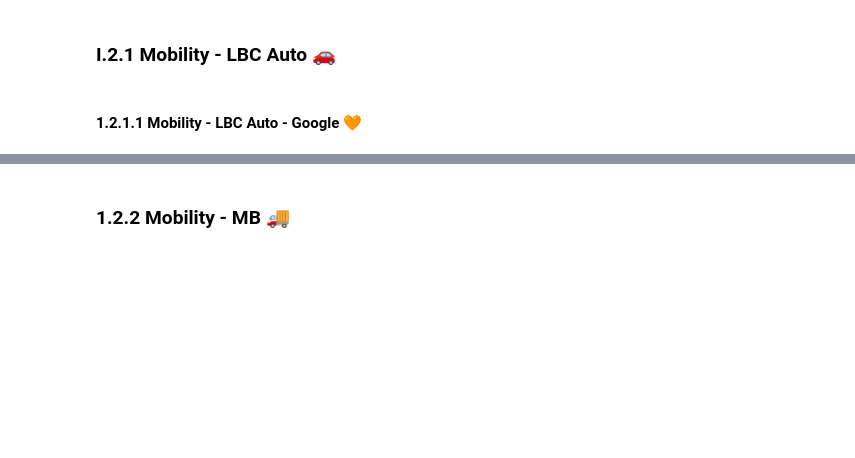
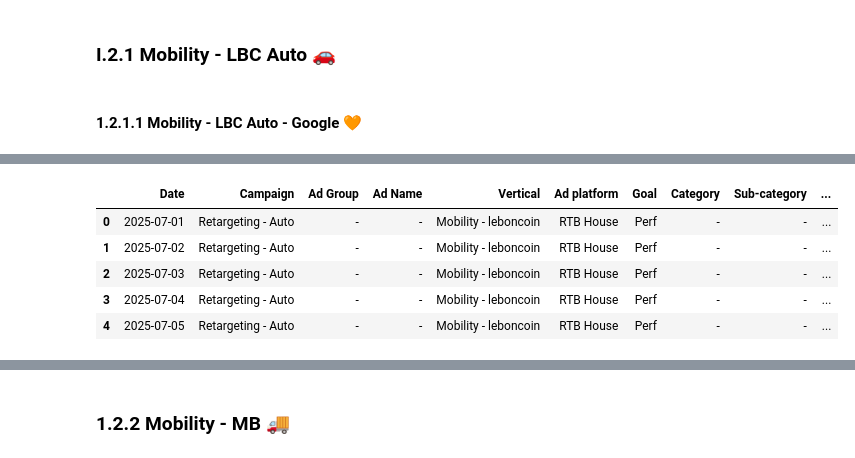
Before and after one commit to Junjiecode/Projet_BI_Media_Online_DataWorkflow, a Jupyter notebook: ICP_Data_Pipeline.ipynb, the cells around one changed output, grey strips where cells are left out. Cells and saved outputs as stored; diff of their text form; code cells hidden in the pictures; blank space fills up the shorter version.

```diff
--- a/ICP_Data_Pipeline.ipynb
+++ b/ICP_Data_Pipeline.ipynb
@@ -1208,0 +1209,78 @@ lbc_auto_last_30 = lbc_auto_google_perf.copy()
+# %%
+# 4) RTB House
+
+# get summary statistic report
+
+import requests
+from requests.auth import HTTPBasicAuth
+import pandas as pd
+
+# --- Replace with your actual credentials ---
+username = "junjie.you@adevinta.com"
+password = "Youjunjie123!"  # Don't hardcode in real scripts – use env vars instead
+advertiser_hash = "R1QbbtivfjLJNJSKlF97"  # e.g. 'a1b2c3d4e5'
+SUB_CAMPAIGN_ID = "CL1MXEkVNkHPTvSk9hFy" # LBC AUTO ID
+
+# --- API endpoint ---
+url = f"https://api.panel.rtbhouse.com/v5/advertisers/{advertiser_hash}/summary-stats"
+
+# --- API endpoint ---
+url = f"https://api.panel.rtbhouse.com/v5/advertisers/{advertiser_hash}/summary-stats"
+
+
+# --- Required query params ---
+params = {
+    "dayFrom": start_date,
+    "dayTo": end_date,
+    "metrics": "clicksCount-impsCount-campaignCost-conversionsCount",
+    "groupBy": "day-subcampaign",
+    "countConvention" : "ATTRIBUTED",
+    "subcampaigns" : SUB_CAMPAIGN_ID
+}
+
+# --- Request ---
+response = requests.get(url, auth=HTTPBasicAuth(username, password), params = params)
+
+# --- Print results ---
+if response.status_code == 200:
+    data = response.json()
+    lbc_auto_rtb = pd.DataFrame(data["data"])
+    print("✅ Fetch Successfully")
+
+else:
+    print("❌ Failed:", response.status_code)
+    print(response.text)
+
+
+
+
+# === Part 3 : Table column rename ===
+lbc_auto_rtb.rename(columns = {"day" : "Date",
+                          "subcampaign" : "Campaign",
+                          "impsCount" : "Impressions",
+                          "clicksCount" : "Clicks",
+                          "campaignCost" : "Cost",
+                          "conversionsCount" : "Replies"}, inplace = True)
+
+lbc_auto_rtb["Ad Group"] = "-"
+lbc_auto_rtb["Ad Name"] = "-"
+
+lbc_auto_rtb = lbc_auto_rtb[["Date", "Campaign", "Ad Group", "Ad Name", "Impressions", "Clicks", "Cost", "Replies"]]
+
+# Data formatting
+lbc_auto_rtb["Impressions"] = lbc_auto_rtb["Impressions"].astype(int)
+lbc_auto_rtb["Clicks"] = lbc_auto_rtb["Clicks"].astype(int)
+lbc_auto_rtb["Cost"] = lbc_auto_rtb["Cost"].astype(float)
+lbc_auto_rtb["Replies"] = lbc_auto_rtb["Replies"].astype(int)
+
+# table cleaning
+lbc_auto_rtb["Vertical"] = "Mobility - leboncoin"
+lbc_auto_rtb["Ad platform"] = "RTB House"
+lbc_auto_rtb["Goal"] = "Perf"
+lbc_auto_rtb["Category"] = "-"
+lbc_auto_rtb["Sub-category"] = "-"
+
+lbc_auto_rtb = lbc_auto_rtb[["Date", "Campaign", "Ad Group", "Ad Name", "Vertical", "Ad platform", "Goal", "Category", "Sub-category", "Impressions", "Clicks", "Cost", "Replies"]]
+
+display(lbc_auto_rtb.head())
+# %% [output]
@@ -1208,0 +1288,6 @@ lbc_auto_last_30 = lbc_auto_google_perf.copy()
+|  | Date | Campaign | Ad Group | Ad Name | Vertical | Ad platform | Goal | Category | Sub-category | ... |
+| 0 | 2025-07-01 | Retargeting - Auto | - | - | Mobility - leboncoin | RTB House | Perf | - | - | ... |
+| 1 | 2025-07-02 | Retargeting - Auto | - | - | Mobility - leboncoin | RTB House | Perf | - | - | ... |
+| 2 | 2025-07-03 | Retargeting - Auto | - | - | Mobility - leboncoin | RTB House | Perf | - | - | ... |
+| 3 | 2025-07-04 | Retargeting - Auto | - | - | Mobility - leboncoin | RTB House | Perf | - | - | ... |
+| 4 | 2025-07-05 | Retargeting - Auto | - | - | Mobility - leboncoin | RTB House | Perf | - | - | ... |
```
Also changed, not shown: parts of 12 cells of this notebook.
